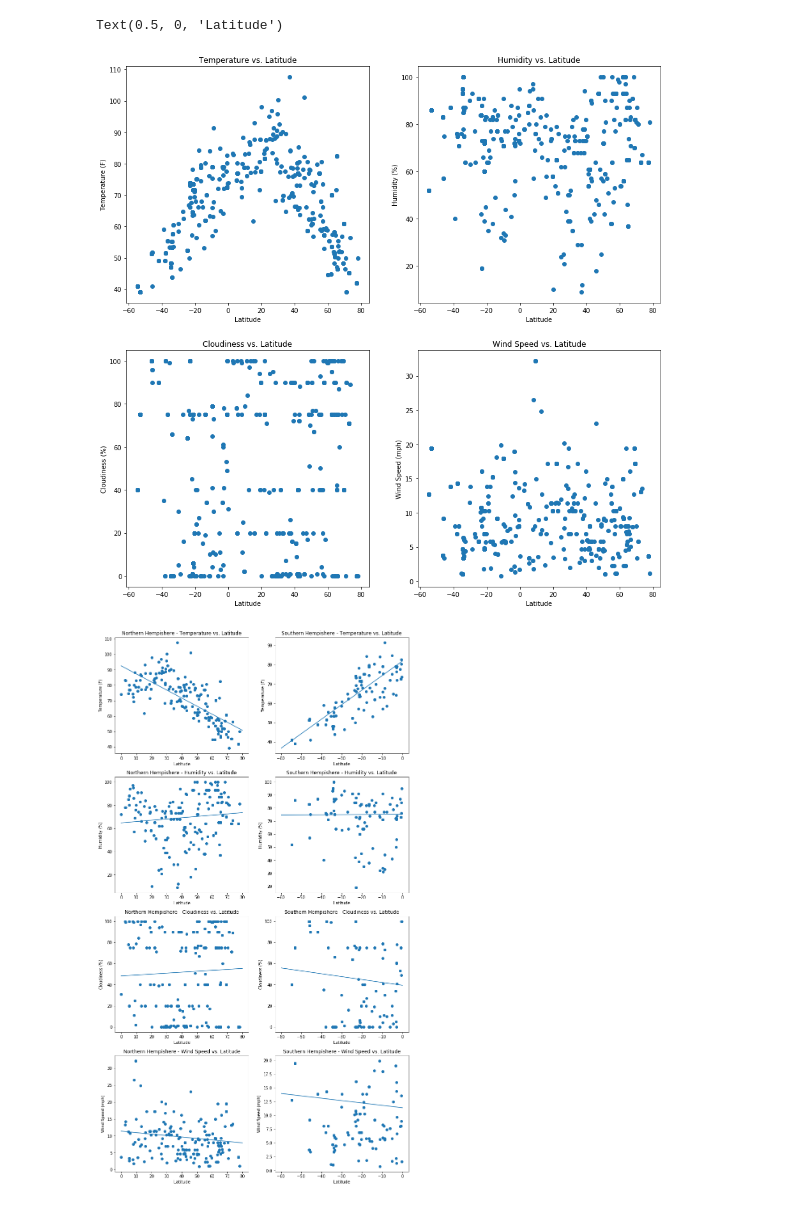
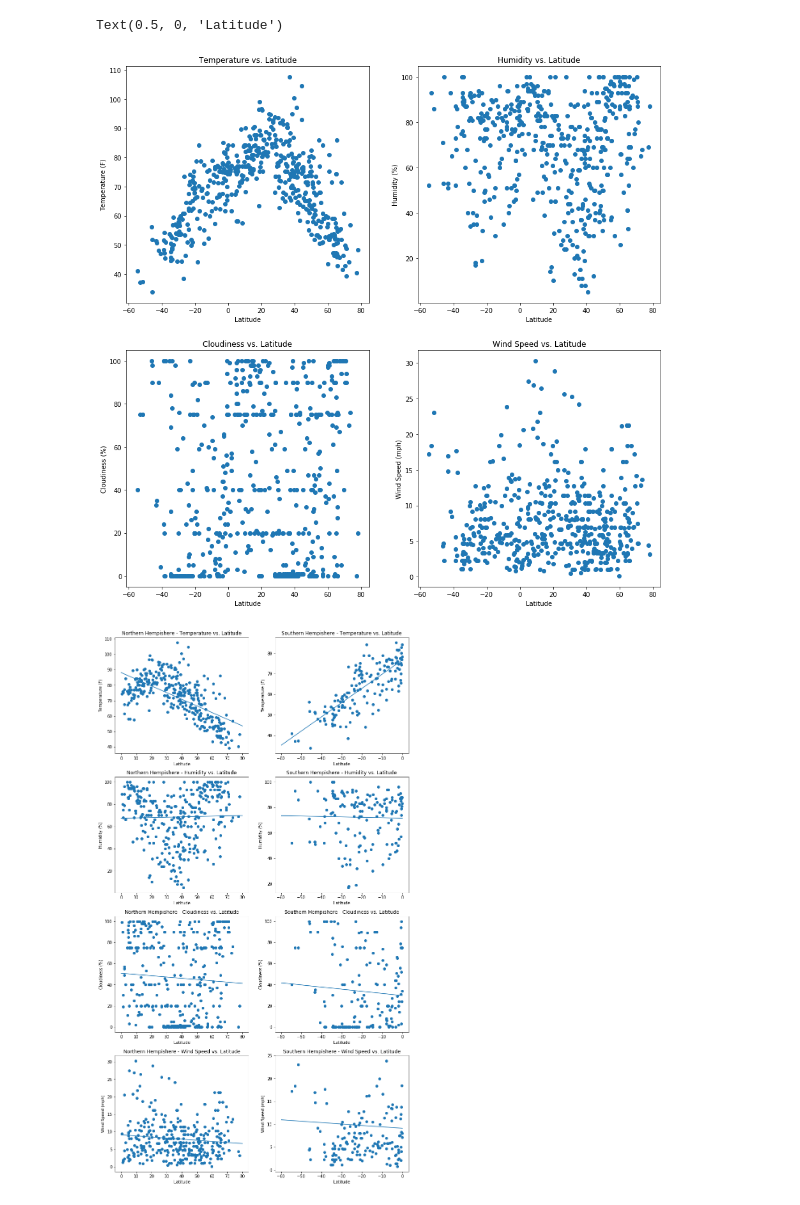
Before and after one commit to KevinNMcpu/python-api-challenge, a Jupyter notebook: WeatherPy/WeatherPy.ipynb, the cells around one changed output. Drawn from its saved outputs; the diff is of its cells as text; code cells hidden in the pictures.

Commit message:
bug fixing, cities could duplicate

```diff
--- a/WeatherPy/WeatherPy.ipynb
+++ b/WeatherPy/WeatherPy.ipynb
@@ -30,8 +30,16 @@ list_of_cities = []
 j = 0
 while j <= 499:
     city = citipy.nearest_city(random_lat[j],random_long[j])
-    list_of_cities.append(str(city.city_name))
-    j = j + 1
+    if city.city_name in list_of_cities:
+        long_to_delete = random_long[j]
+        lat_to_delete = random_lat[j]
+        random_long.remove(long_to_delete)
+        random_lat.remove(lat_to_delete)
+        random_long.append(random.randint(-180, 80))
+        random_lat.append(random.randint(-90, 90))
+    else:
+        list_of_cities.append(str(city.city_name))
+        j = j + 1
 # %%
 #openweath URL and the parameters
 url = "http://api.openweathermap.org/data/2.5/weather?"
@@ -48,7 +56,6 @@ list_of_wind = []
 #count to 500, pull the results, save to lists
 k = 0
 while k <= 499:
-    f"Trying to find {list_of_cities[k]} which is city #{k+1}"
     response = requests.get(query_url + list_of_cities[k]).json()
     try:
         list_of_long.append(response['coord']['lon'])
@@ -57,13 +64,27 @@ while k <= 499:
         list_of_humid.append(response['main']['humidity'])
         list_of_cloudy.append(response['clouds']['all'])
         list_of_wind.append(response['wind']['speed'])
+        print("I found " + list_of_cities[k] + ", that's #" + str(k+1))
         k = k + 1
     #error capture, if openweather can't find the city name, delete the city name from the list and generate a new random long/lat and get a new city name
     except KeyError:
-        f"Ooops, can't find {list_of_cities[k]}!"
         city_to_delete = list_of_cities[k]
         list_of_cities.remove(city_to_delete)
         new_long = random.randint(-180, 80)
         new_lat = random.randint(-90, 90)
         new_city = citipy.nearest_city(new_lat,new_long)
-        list_of_cities.append(str(new_city.city_name))
+        #some code to check for duplicate names, if it finds them, try again
+        if new_city.city_name in list_of_cities:
+            check_new_city = False
+            while check_new_city == False:
+                new_long = random.randint(-180, 80)
+                new_lat = random.randint(-90, 90)
+                new_city = citipy.nearest_city(new_lat,new_long)
+                if new_city.city_name in list_of_cities:
+                    check_new_city = False
+                else:
+                    list_of_cities.append(str(new_city.city_name))
+                    check_new_city = True
+
+        else:
+            list_of_cities.append(str(new_city.city_name))
@@ -96,7 +135,7 @@ axs[1, 1].set_xlabel('Latitude')
 #looks like a random scattering of wind speed across latitude, some examples of extreme high wind at very low latitudes.
 # %% [output]
 Text(0.5, 0, 'Latitude')
-[figure, old version]
+[figure, new version]
 # %%
 #create a blank dataframe with columns
 cities_df = pd.DataFrame()
@@ -112,7 +151,7 @@ cities_df["Wind Speed (mph)"] = list_of_wind
 cities_df = cities_df.sort_values("Latitude")
 
 #print to CSV
-cities_df.to_csv(r"Results\WeatherData.csv", sep="\t")
+cities_df.to_csv(r"Results\WeatherData.csv")
 
 #create true/false arrays to split the DF by north and south hemisphere
 is_northern_hemisphere = cities_df["Latitude"] >= 0
@@ -233,31 +272,31 @@ model7.fit(x7, y7)
 x7_new = np.linspace(0, 80, 100)
 y7_new = model7.predict(x7_new[:, np.newaxis])
 
 axs2[3, 0].scatter(list_of_lat_n, list_of_wind_n)
 axs2[3, 0].plot(x7_new, y7_new)
 axs2[3, 0].set_title('Northern Hempishere - Wind Speed vs. Latitude')
 axs2[3, 0].set_ylabel('Wind Speed (mph)')
 axs2[3, 0].set_xlabel('Latitude')
 
 x8 = np.array(list_of_lat_n).reshape((-1, 1))
 y8 = np.array(list_of_wind_n)
 model8 = LinearRegression()
 model8.fit(x8, y8)
 x8_new = np.linspace(-60, 0, 100)
 y8_new = model8.predict(x8_new[:, np.newaxis])
 
 axs2[3, 1].scatter(list_of_lat_s, list_of_wind_s)
 axs2[3, 1].plot(x8_new, y8_new)
 axs2[3, 1].set_title('Southern Hempishere - Wind Speed vs. Latitude')
 axs2[3, 1].set_ylabel('Wind Speed (mph)')
 axs2[3, 1].set_xlabel('Latitude')
 
 #higher wind speeds in the Southern hemisphere, could be due to the fact it's winter there right now (July)
 
 #adjust size of subplots or else the title of the one below overlaps the X-axis label
 plt.subplots_adjust(bottom=-0.2)
 
 #save as PNG to results folder
 plt.savefig("Results/plot.png")
 # %% [output]
-[figure, old version]
+[figure, new version]
```
Also changed, not shown: parts of 2 cells of this notebook.
